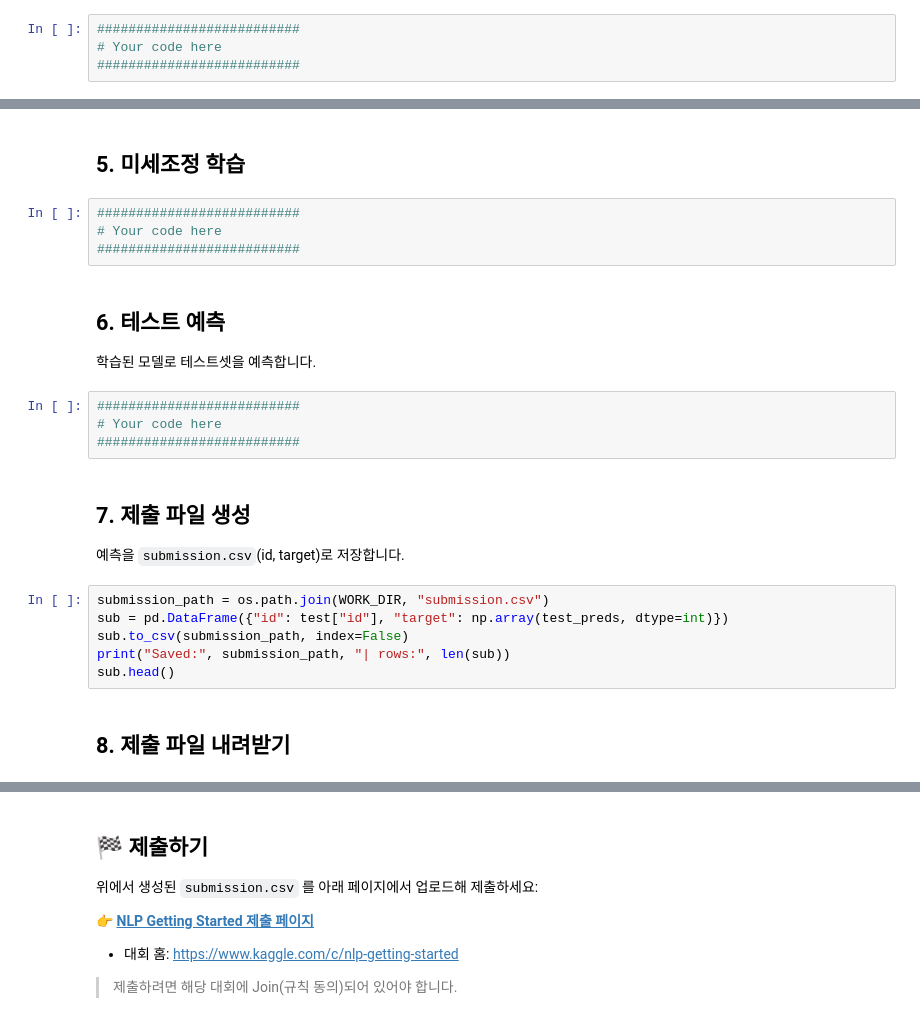
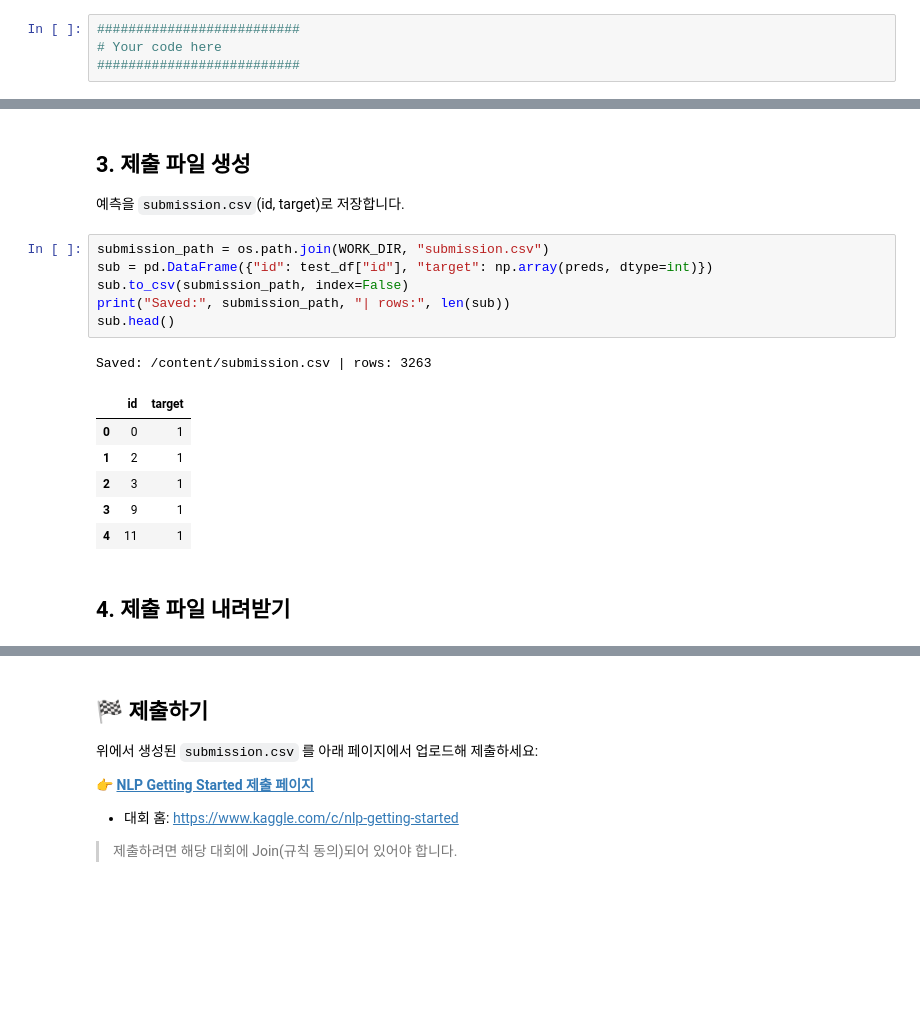
Before and after one commit to scvcoder/koai-colab, a Jupyter notebook: 12_nlp-getting-started_bert_colab_test.ipynb, the cells around one changed output, grey strips where cells are left out. Cells and saved outputs as stored; diff of their text form; blank space fills up the shorter version.

```diff
--- a/12_nlp-getting-started_bert_colab_test.ipynb
+++ b/12_nlp-getting-started_bert_colab_test.ipynb
@@ -57,27 +53,22 @@ BERT 토크나이저로 트윗 텍스트를 토큰 id 로 변환합니다 (최
-# %% [markdown]
-## 5. 미세조정 학습
-# %%
-##########################
-# Your code here
-##########################
-# %% [markdown]
-## 6. 테스트 예측
-학습된 모델로 테스트셋을 예측합니다.
-# %%
-##########################
-# Your code here
-##########################
 # %% [markdown]
-## 7. 제출 파일 생성
+## 3. 제출 파일 생성
 예측을 `submission.csv`(id, target)로 저장합니다.
 # %%
 submission_path = os.path.join(WORK_DIR, "submission.csv")
-sub = pd.DataFrame({"id": test["id"], "target": np.array(test_preds, dtype=int)})
+sub = pd.DataFrame({"id": test_df["id"], "target": np.array(preds, dtype=int)})
 sub.to_csv(submission_path, index=False)
 print("Saved:", submission_path, "| rows:", len(sub))
 sub.head()
+# %% [output]
+Saved: /content/submission.csv | rows: 3263
+|  | id | target |
+| 0 | 0 | 1 |
+| 1 | 2 | 1 |
+| 2 | 3 | 1 |
+| 3 | 9 | 1 |
+| 4 | 11 | 1 |
 # %% [markdown]
-## 8. 제출 파일 내려받기
+## 4. 제출 파일 내려받기
 # %%
 try:
     from google.colab import files
```
Also changed, not shown: parts of 10 cells of this notebook.
